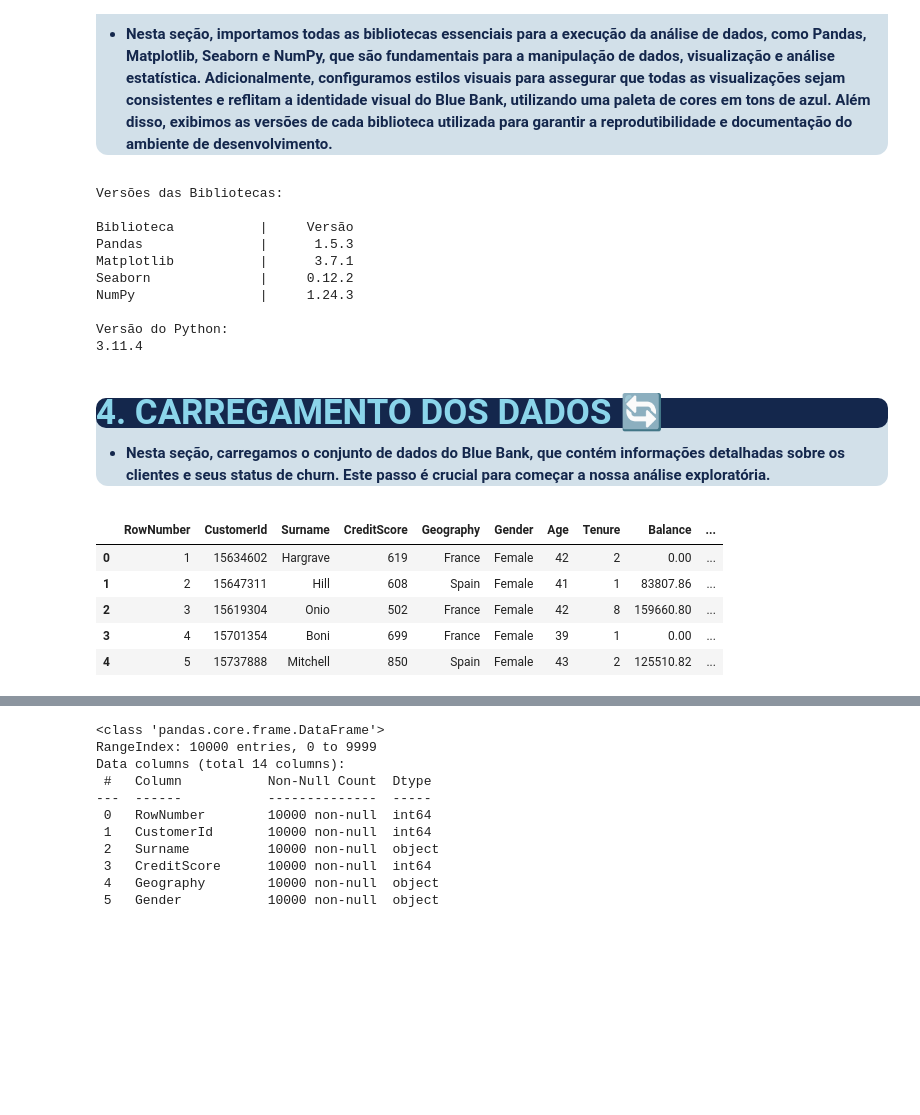
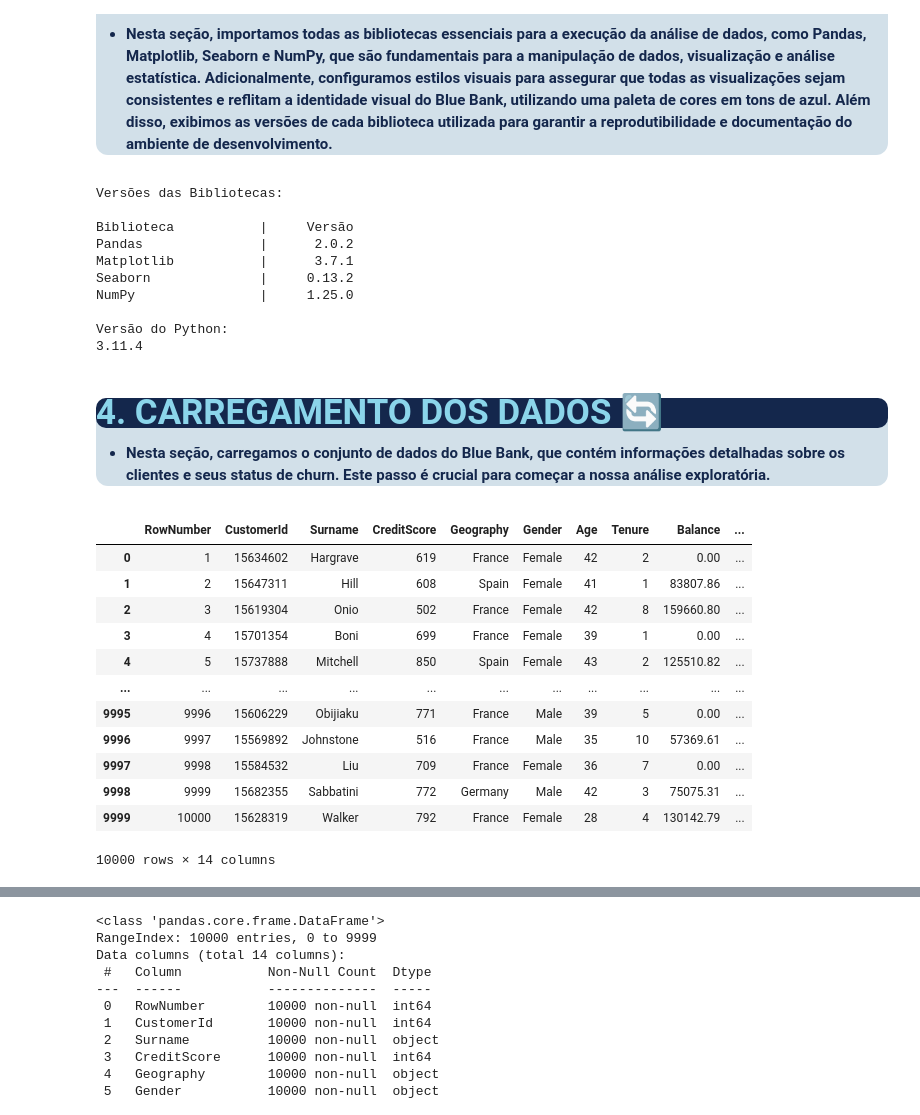
Before and after one commit to tnleite/blue-bank-customer-churn-eda, a Jupyter notebook: 02-Analise/blue-bank-costumer-churn-eda.ipynb, the cells around one changed output, grey strips where cells are left out. Drawn from its saved outputs; the diff is of its cells as text; code cells hidden in the pictures; blank space fills up the shorter version.

```diff
--- a/02-Analise/blue-bank-costumer-churn-eda.ipynb
+++ b/02-Analise/blue-bank-costumer-churn-eda.ipynb
@@ -69,9 +69,10 @@ import numpy as np
 from platform import python_version
 
 # Configuração de estilos visuais para os gráficos
-sns.set(style="whitegrid")  # Define o estilo do Seaborn para melhor visualização
-blue_palette = sns.color_palette("Blues")  # Cria uma paleta de cores em tons de azul
+sns.set_theme(style="whitegrid")  # Define o estilo do Seaborn para melhor visualização
+blue_palette = sns.color_palette("Blues", as_cmap=False)[::-1]
 sns.set_palette(blue_palette)  # Aplica a paleta de cores aos gráficos
+
 
 # Tabela de versões das bibliotecas e do Python
 library_versions = {
@@ -94,10 +95,10 @@ print(python_version())
 Versões das Bibliotecas:
 
 Biblioteca           |     Versão
-Pandas               |      1.5.3
+Pandas               |      2.0.2
 Matplotlib           |      3.7.1
-Seaborn              |     0.12.2
-NumPy                |     1.24.3
+Seaborn              |     0.13.2
+NumPy                |     1.25.0
 
 Versão do Python:
 3.11.4
@@ -110,14 +111,21 @@ Versão do Python:
 # %%
 # Carregando os dados do arquivo CSV
 data_path = "../01-Base-de-Dados/blue-bank-churn.csv"  # Caminho da pasta com arquivo de análise
 df = pd.read_csv(data_path)
 
-# Exibindo as primeiras linhas do DataFrame para verificar a importação
-df.head()
+#exibindo o dataset
+df
 # %% [output]
 |  | RowNumber | CustomerId | Surname | CreditScore | Geography | Gender | Age | Tenure | Balance | ... |
 | 0 | 1 | 15634602 | Hargrave | 619 | France | Female | 42 | 2 | 0.00 | ... |
 | 1 | 2 | 15647311 | Hill | 608 | Spain | Female | 41 | 1 | 83807.86 | ... |
 | 2 | 3 | 15619304 | Onio | 502 | France | Female | 42 | 8 | 159660.80 | ... |
 | 3 | 4 | 15701354 | Boni | 699 | France | Female | 39 | 1 | 0.00 | ... |
 | 4 | 5 | 15737888 | Mitchell | 850 | Spain | Female | 43 | 2 | 125510.82 | ... |
+| ... | ... | ... | ... | ... | ... | ... | ... | ... | ... | ... |
+| 9995 | 9996 | 15606229 | Obijiaku | 771 | France | Male | 39 | 5 | 0.00 | ... |
+| 9996 | 9997 | 15569892 | Johnstone | 516 | France | Male | 35 | 10 | 57369.61 | ... |
+| 9997 | 9998 | 15584532 | Liu | 709 | France | Female | 36 | 7 | 0.00 | ... |
+| 9998 | 9999 | 15682355 | Sabbatini | 772 | Germany | Male | 42 | 3 | 75075.31 | ... |
+| 9999 | 10000 | 15628319 | Walker | 792 | France | Female | 28 | 4 | 130142.79 | ... |
+10000 rows × 14 columns
```
Also changed, not shown: parts of 14 cells of this notebook, 2 other files.
